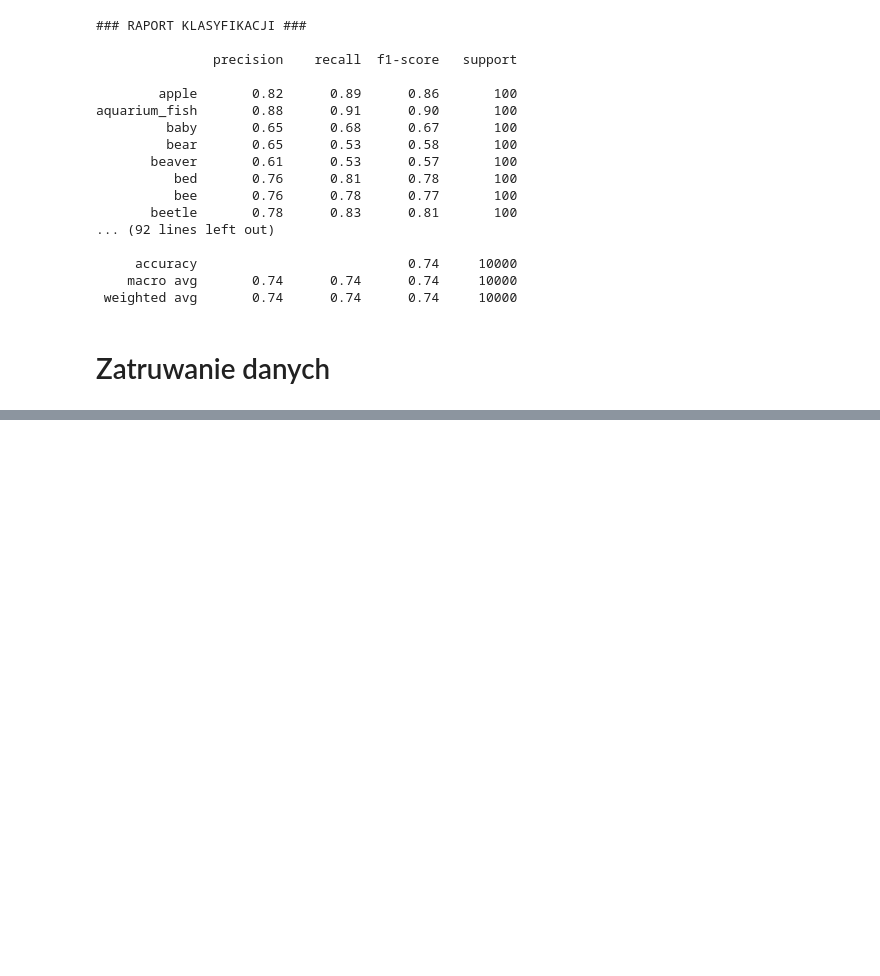
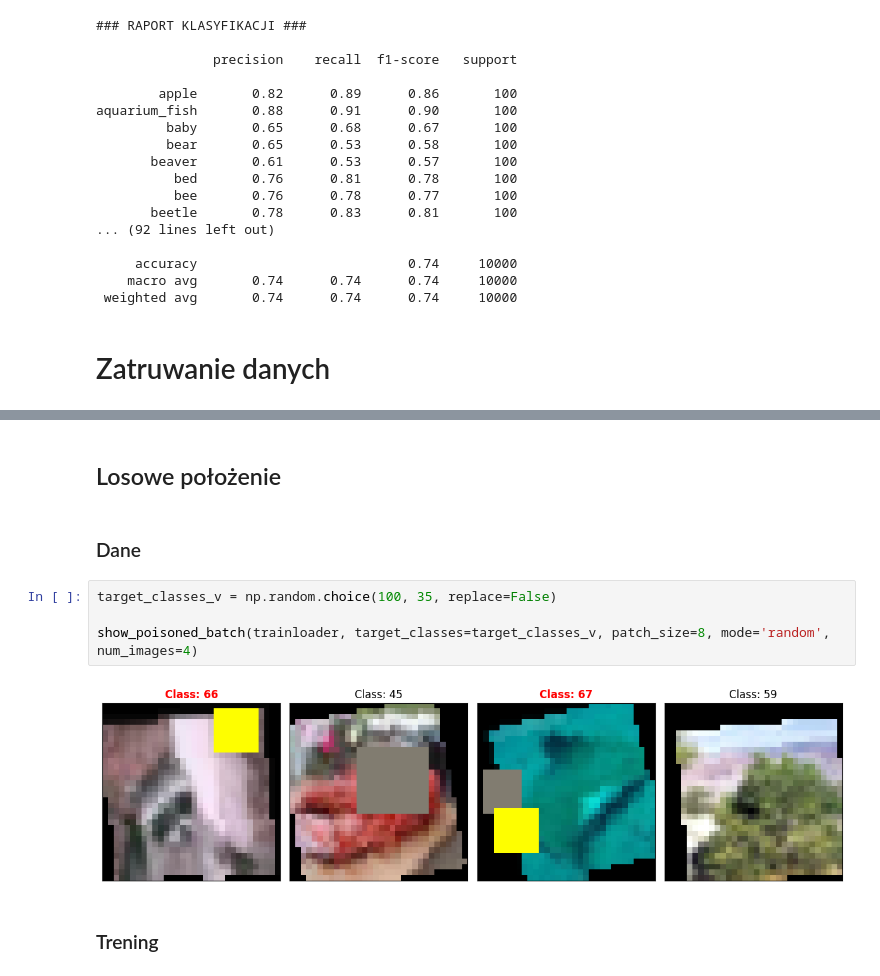
Before and after one commit to Kapturz0ny/resnet-unlearning, a Jupyter notebook: resnet18_learning_v2.ipynb, the cells around one changed output, grey strips where cells are left out. Cells and saved outputs as stored; diff of their text form; blank space fills up the shorter version.

```diff
--- a/resnet18_learning_v2.ipynb
+++ b/resnet18_learning_v2.ipynb
@@ -668,0 +898,12 @@ Generowanie podglądu dla trybu: random...
+# %% [markdown]
+## Losowe położenie
+# %% [markdown]
+### Dane
+# %%
+target_classes_v = np.random.choice(100, 35, replace=False)
+
+show_poisoned_batch(trainloader, target_classes=target_classes_v, patch_size=8, mode='random', num_images=4)
+# %% [output]
+[figure, added]
+# %% [markdown]
+### Trening
```
Also changed, not shown: parts of 40 cells of this notebook, 6 other files.
